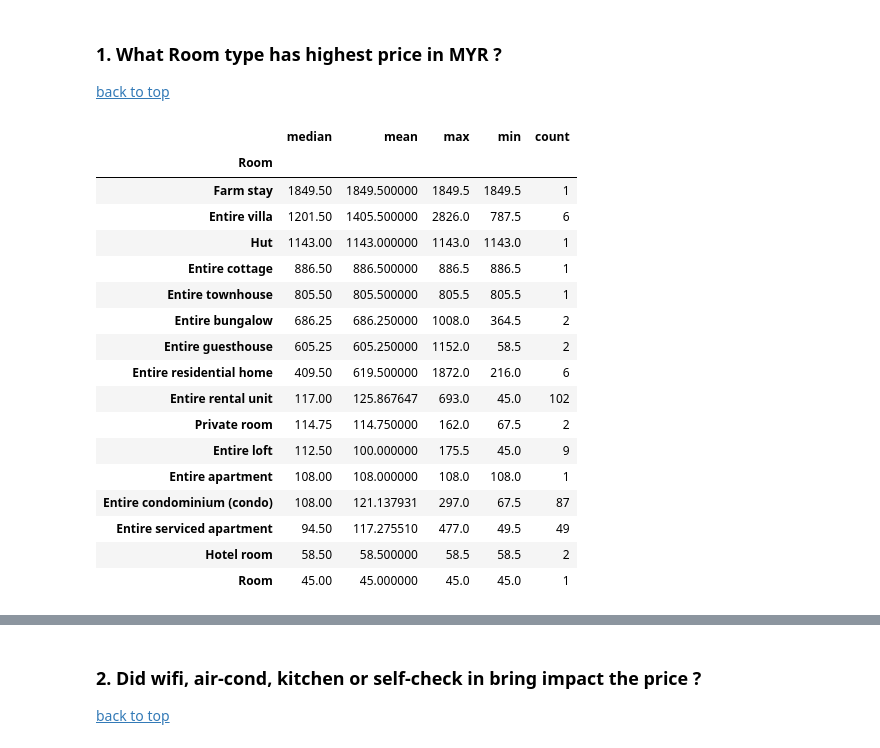
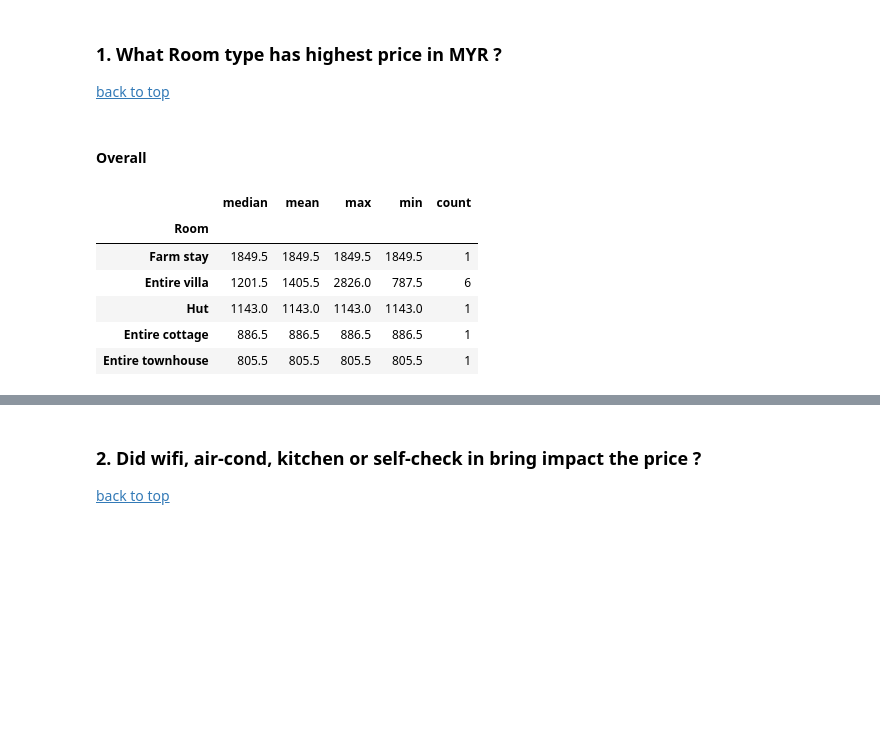
Before and after one commit to BryanChin991/webscrapping, a Jupyter notebook: Abnb/Scraping_lists-checkpoint.ipynb, the cells around one changed output, grey strips where cells are left out. Cells and saved outputs as stored; diff of their text form; code cells hidden in the pictures; blank space fills up the shorter version.

```diff
--- a/Abnb/Scraping_lists-checkpoint.ipynb
+++ b/Abnb/Scraping_lists-checkpoint.ipynb
@@ -175,5 +199,2 @@ Name: Number_of_bed, dtype: int64
 # %% [markdown]
 ### New features - Number of bath
-# %%
-df['Number_of_bath'] = [bath.split(',')[3] if 'bath' in bath.split(',')[3] else None for bath in df.Descriptions]
-df.Number_of_bath.value_counts()
@@ -194,0 +201,8 @@ Name: Number_of_bath, dtype: int64
+# %%
+for idx, baths in enumerate(df.Descriptions):
+    for bath in baths.split(',')[2:]:
+        if 'bath' in bath:
+            bath = bath.split(' ')
+            df.loc[idx, 'Number_of_bath'] = bath[1]
+            break
+df.Number_of_bath.value_counts()
@@ -211,0 +244,3 @@ Name: Price, dtype: int64
+# %%
+df['Price_in_MYR_per_guest'] = df['Price_in_MYR'] / df['Number_of_guest']
+df[['Price_in_MYR', 'Number_of_guest', 'Price_in_MYR_per_guest']].head()
@@ -212,7 +254,7 @@ Name: Price, dtype: int64
 # %% [markdown]
 ### New dataset after cleaning
 # %%
-useful_features = ['Location', 'Room', 'Guests', 'bed_type', 'Number_of_bed', 'Number_of_bath', 'wifi', 'Air_cond', 'Kitchen', 'Self_check_in', 'Rating', 'Price_in_MYR']
+useful_features = ['Location', 'Room', 'Number_of_guest', 'bed_type', 'Number_of_bed', 'Number_of_bath', 'wifi', 'Air_cond', 'Kitchen', 'Self_check_in', 'Rating', 'Price_in_MYR', 'Price_in_MYR_per_guest']
 data = df[useful_features]
 data.to_csv('/Users/Asus/Desktop/Unity Game/python/Data_Analysis/WebScrapping/Abnb/dataset_afterClean.csv', index=False)
 data.head()
@@ -232,29 +272,20 @@ data.head()
 ### 1. What Room type has highest price in MYR ?
 
 [back to top](#0)
+# %% [markdown]
+#### Overall
 # %%
 highest_room_price = data.groupby('Room').agg({'Price_in_MYR': ['median', 'mean', 'max', 'min','count']})
 highest_room_price_sort = highest_room_price.Price_in_MYR.sort_values(by='median', ascending=False)
-highest_room_price_sort
+highest_room_price_sort.head()
 # %% [output]
 |  | median | mean | max | min | count |
 | Room |  |  |  |  |  |
-| Farm stay | 1849.50 | 1849.500000 | 1849.5 | 1849.5 | 1 |
-| Entire villa | 1201.50 | 1405.500000 | 2826.0 | 787.5 | 6 |
-| Hut | 1143.00 | 1143.000000 | 1143.0 | 1143.0 | 1 |
-| Entire cottage | 886.50 | 886.500000 | 886.5 | 886.5 | 1 |
-| Entire townhouse | 805.50 | 805.500000 | 805.5 | 805.5 | 1 |
-| Entire bungalow | 686.25 | 686.250000 | 1008.0 | 364.5 | 2 |
-| Entire guesthouse | 605.25 | 605.250000 | 1152.0 | 58.5 | 2 |
-| Entire residential home | 409.50 | 619.500000 | 1872.0 | 216.0 | 6 |
-| Entire rental unit | 117.00 | 125.867647 | 693.0 | 45.0 | 102 |
-| Private room | 114.75 | 114.750000 | 162.0 | 67.5 | 2 |
-| Entire loft | 112.50 | 100.000000 | 175.5 | 45.0 | 9 |
-| Entire apartment | 108.00 | 108.000000 | 108.0 | 108.0 | 1 |
-| Entire condominium (condo) | 108.00 | 121.137931 | 297.0 | 67.5 | 87 |
-| Entire serviced apartment | 94.50 | 117.275510 | 477.0 | 49.5 | 49 |
-| Hotel room | 58.50 | 58.500000 | 58.5 | 58.5 | 2 |
-| Room | 45.00 | 45.000000 | 45.0 | 45.0 | 1 |
+| Farm stay | 1849.5 | 1849.5 | 1849.5 | 1849.5 | 1 |
+| Entire villa | 1201.5 | 1405.5 | 2826.0 | 787.5 | 6 |
+| Hut | 1143.0 | 1143.0 | 1143.0 | 1143.0 | 1 |
+| Entire cottage | 886.5 | 886.5 | 886.5 | 886.5 | 1 |
+| Entire townhouse | 805.5 | 805.5 | 805.5 | 805.5 | 1 |
 # %%
 room = highest_room_price_sort.index
 plt.figure(figsize=(15, 5))
```
Also changed, not shown: parts of 40 cells of this notebook.
